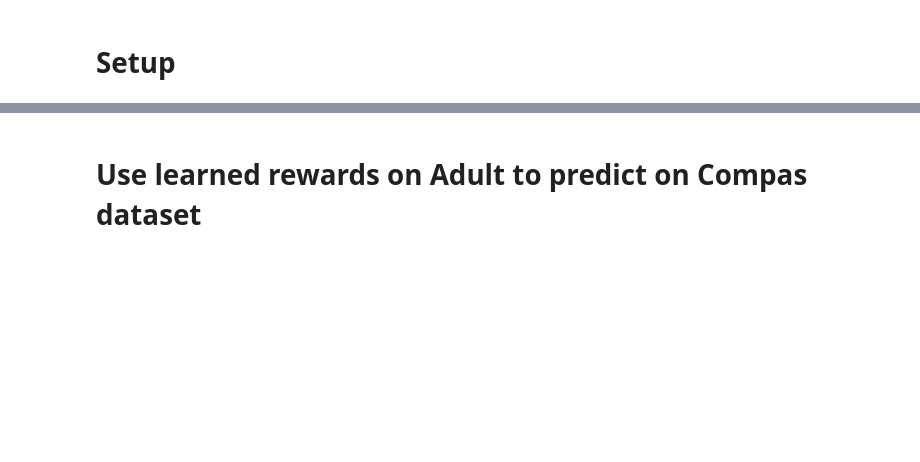
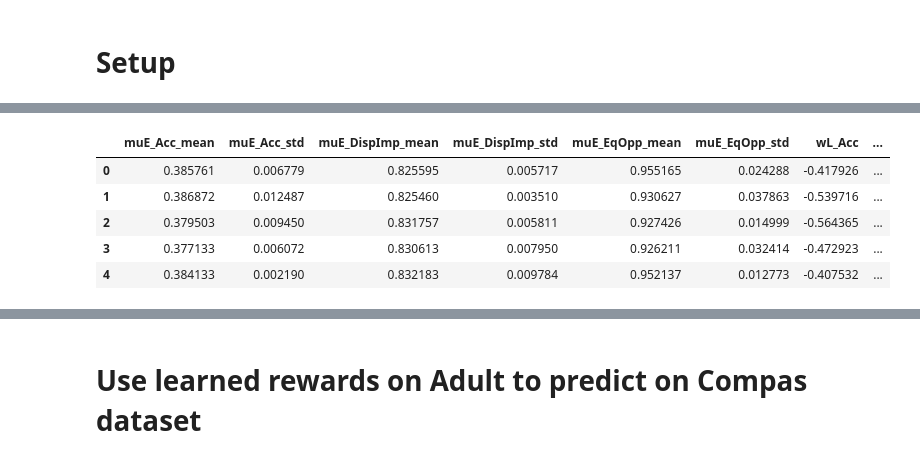
Before and after one commit to jackblandin/research, a Jupyter notebook: experiments/irl/poc__irl_via_svm.ipynb, the cells around one changed output, grey strips where cells are left out. Drawn from its saved outputs; the diff is of its cells as text; code cells hidden in the pictures; blank space fills up the shorter version.

```diff
--- a/experiments/irl/poc__irl_via_svm.ipynb
+++ b/experiments/irl/poc__irl_via_svm.ipynb
@@ -487,37 +146,0 @@ Historical feature expectations
-# %%
-ANNOTATE = True
-NOISE_FACTOR = .02
-
-import itertools
-
-sns.set_theme(style='darkgrid', font_scale=1.2)
-
-feat_exp_space = ['acc', 'disp_imp', 'eq_opp']
-feat_exp_combs = list(itertools.combinations(feat_exp_space, 2))
-
-exp = df_irl.query('is_expert == True').reset_index(drop=True)
-lrn = df_irl.query('is_expert == False and is_random_weight == 0').reset_index(drop=True)
-best_t_idx = lrn.query('t > 0')['t'].argmin()
-
-fig, axes = plt.subplots(1, len(feat_exp_combs), figsize=(5*len(feat_exp_combs), 4))
-for i, (feat_exp_x, feat_exp_y) in enumerate(feat_exp_combs):
-    # Plot expert
-    axes[i].scatter(exp[feat_exp_x], exp[feat_exp_y], label='$\mu^E$', s=600, alpha=1, c='black')
-    # Inject noise so we can see the expert when it's overlapping
-    noise = NOISE_FACTOR*(np.random.rand(len(lrn))-.6)
-    # Plot the learned policies
-    axes[i].scatter(lrn[feat_exp_x]+noise, lrn[feat_exp_y]+noise, label='$\mu^L_i$', s=600, alpha=.7, c=cp[2])
-    axes[i].set_ylim([-.1, 1.1])
-    axes[i].set_xlim([-.1, 1.1])
-    axes[i].set_xlabel(feat_exp_x.replace('_', ' ').title())
-    axes[i].set_ylabel(feat_exp_y.replace('_', ' ').title())
-    if ANNOTATE:
-        # Label each learned policy with its ordered index
-        for idx, row in lrn.iterrows():
-            axes[i].annotate(1+idx, (-.012+(row[feat_exp_x]+noise[idx]), -.015+(row[feat_exp_y]+noise[idx])), fontsize=16, fontweight=700)
-    # Color the best policy
-    axes[i].scatter([lrn.loc[best_t_idx][feat_exp_x]+noise[best_t_idx]], [lrn.loc[best_t_idx][feat_exp_y]+noise[best_t_idx]], label='Best $\mu^L_i$', s=600, alpha=1, c=cp[1])
-    axes[i].legend(ncol=1, labelspacing=.7, loc='upper left')
-
-plt.suptitle(f"Best learned weights: {best_weight.round(2)}")
-plt.tight_layout()
@@ -531,0 +561,10 @@ WARNING:matplotlib.axes._axes:*c* argument looks like a single numeric RGB or RG
+# %%
+exp_df = generate_single_exp_results_df(obj_set, results)
+exp_df
+# %% [output]
+|  | muE_Acc_mean | muE_Acc_std | muE_DispImp_mean | muE_DispImp_std | muE_EqOpp_mean | muE_EqOpp_std | wL_Acc | ... |
+| 0 | 0.385761 | 0.006779 | 0.825595 | 0.005717 | 0.955165 | 0.024288 | -0.417926 | ... |
+| 1 | 0.386872 | 0.012487 | 0.825460 | 0.003510 | 0.930627 | 0.037863 | -0.539716 | ... |
+| 2 | 0.379503 | 0.009450 | 0.831757 | 0.005811 | 0.927426 | 0.014999 | -0.564365 | ... |
+| 3 | 0.377133 | 0.006072 | 0.830613 | 0.007950 | 0.926211 | 0.032414 | -0.472923 | ... |
+| 4 | 0.384133 | 0.002190 | 0.832183 | 0.009784 | 0.952137 | 0.012773 | -0.407532 | ... |
```
Also changed, not shown: parts of 20 cells of this notebook, 4 other files.
